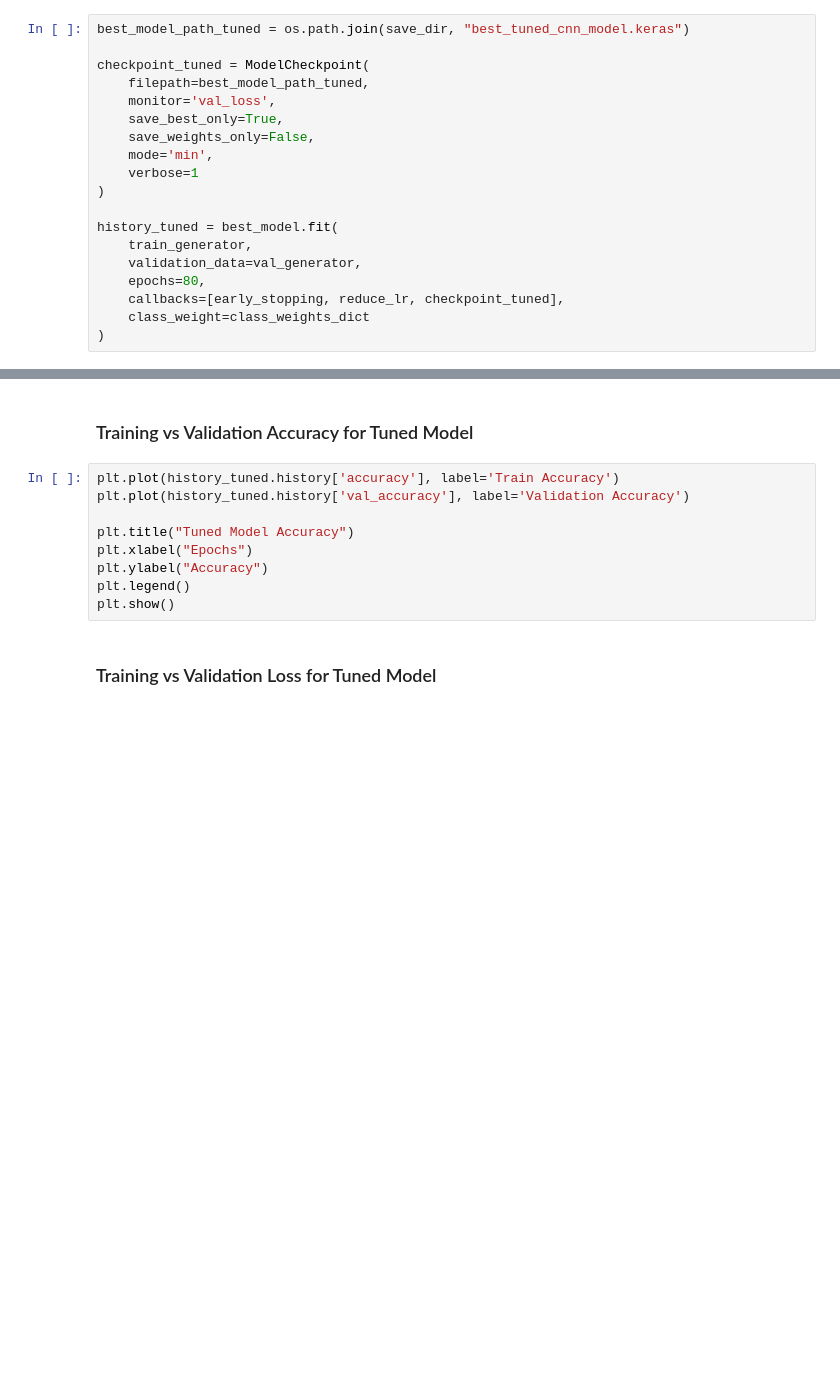
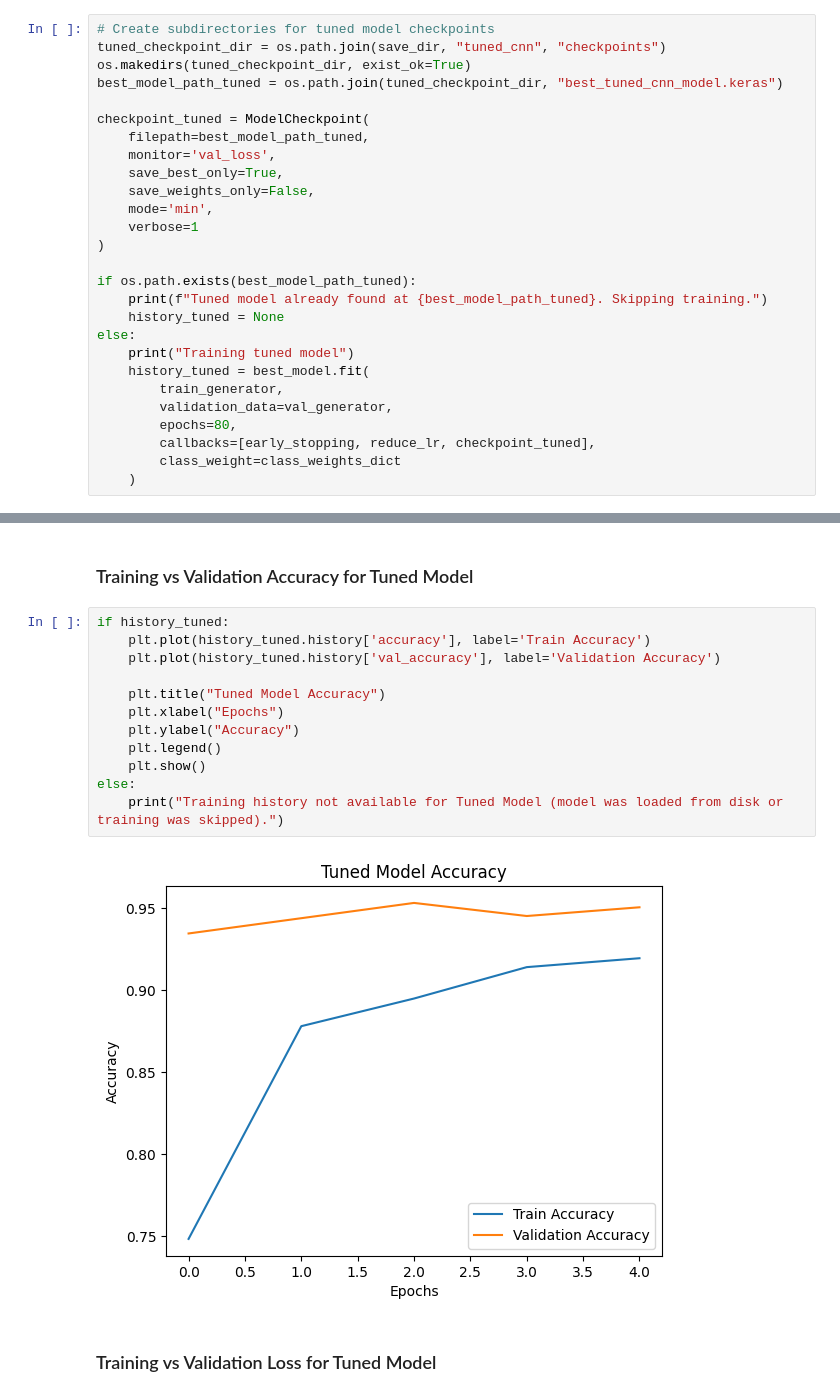
Before and after one commit to RAVIAPTISWETHA/COVID-19-Detection-from-Chest-X-ray-Images-Using-CNN-, a Jupyter notebook: CNN_Model.ipynb, the cells around one changed output, grey strips where cells are left out. Drawn from its saved outputs; the diff is of its cells as text; blank space fills up the shorter version.

```diff
--- a/CNN_Model.ipynb
+++ b/CNN_Model.ipynb
@@ -785,5 +734,8 @@ best_model.summary()
 # %%
-best_model_path_tuned = os.path.join(save_dir, "best_tuned_cnn_model.keras")
+# Create subdirectories for tuned model checkpoints
+tuned_checkpoint_dir = os.path.join(save_dir, "tuned_cnn", "checkpoints")
+os.makedirs(tuned_checkpoint_dir, exist_ok=True)
+best_model_path_tuned = os.path.join(tuned_checkpoint_dir, "best_tuned_cnn_model.keras")
 
 checkpoint_tuned = ModelCheckpoint(
     filepath=best_model_path_tuned,
@@ -794,10 +746,15 @@ checkpoint_tuned = ModelCheckpoint(
     verbose=1
 )
 
-history_tuned = best_model.fit(
-    train_generator,
-    validation_data=val_generator,
-    epochs=80,
-    callbacks=[early_stopping, reduce_lr, checkpoint_tuned],
-    class_weight=class_weights_dict
-)
+if os.path.exists(best_model_path_tuned):
+    print(f"Tuned model already found at {best_model_path_tuned}. Skipping training.")
+    history_tuned = None
+else:
+    print("Training tuned model")
+    history_tuned = best_model.fit(
+        train_generator,
+        validation_data=val_generator,
+        epochs=80,
+        callbacks=[early_stopping, reduce_lr, checkpoint_tuned],
+        class_weight=class_weights_dict
+    )
@@ -846,14 +842,19 @@ plt.show()
 # %% [markdown]
 ### Training vs Validation Accuracy for Tuned Model
 # %%
-plt.plot(history_tuned.history['accuracy'], label='Train Accuracy')
-plt.plot(history_tuned.history['val_accuracy'], label='Validation Accuracy')
+if history_tuned:
+    plt.plot(history_tuned.history['accuracy'], label='Train Accuracy')
+    plt.plot(history_tuned.history['val_accuracy'], label='Validation Accuracy')
 
-plt.title("Tuned Model Accuracy")
-plt.xlabel("Epochs")
-plt.ylabel("Accuracy")
-plt.legend()
-plt.show()
+    plt.title("Tuned Model Accuracy")
+    plt.xlabel("Epochs")
+    plt.ylabel("Accuracy")
+    plt.legend()
+    plt.show()
+else:
+    print("Training history not available for Tuned Model (model was loaded from disk or training was skipped).")
+# %% [output]
+[figure, added]
 # %% [markdown]
 ### Training vs Validation Loss for Tuned Model
 # %%
```
Also changed, not shown: parts of 31 cells of this notebook.
